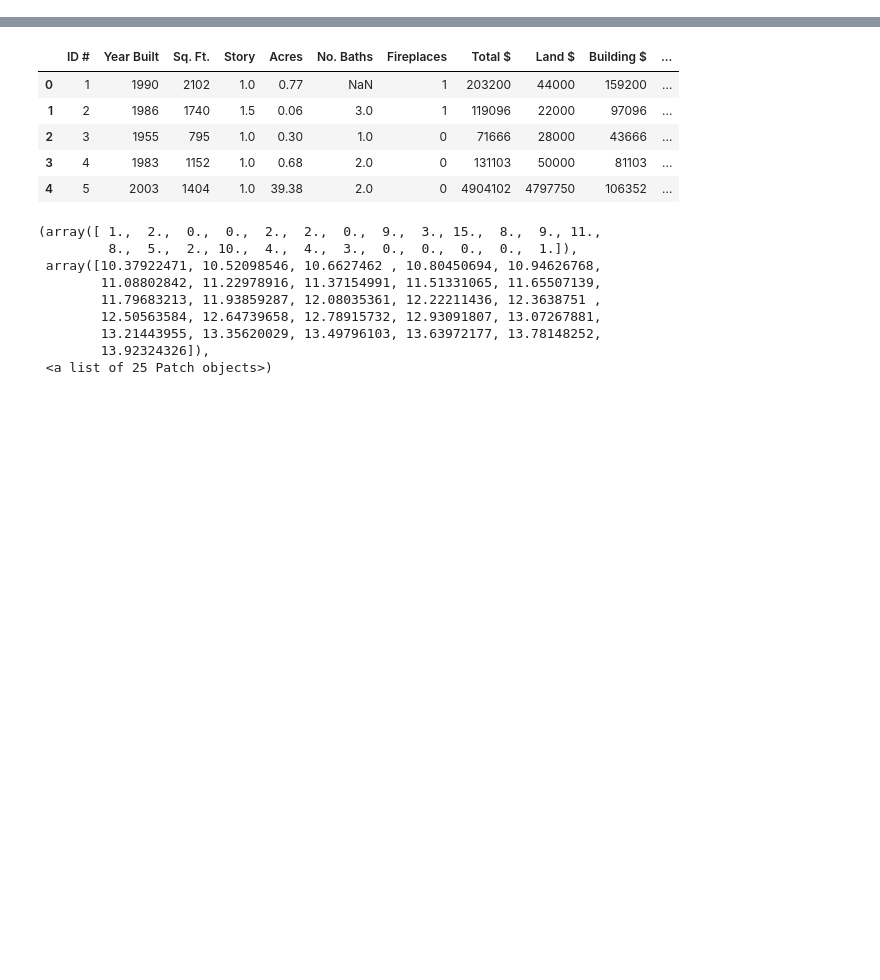
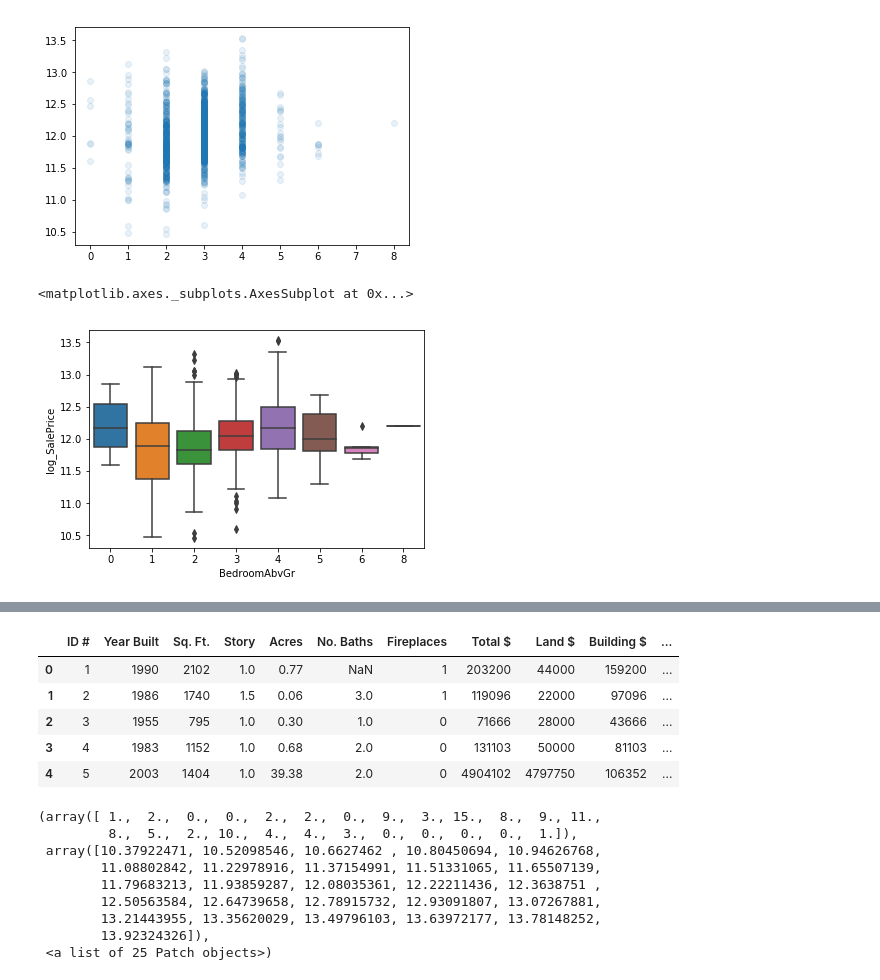
Before and after one commit to mpaluta/House_Price, a Jupyter notebook: patrick_v1.ipynb, the cells around one changed output, grey strips where cells are left out. Cells and saved outputs as stored; diff of their text form; code cells hidden in the pictures; blank space fills up the shorter version.

Commit message:
wip bed bath addition

```diff
--- a/patrick_v1.ipynb
+++ b/patrick_v1.ipynb
@@ -7,10 +7,29 @@ import matplotlib.pyplot as plt
 import seaborn as sns
 # %%
 og=pd.read_csv('train.csv', sep=',')
-df = og.copy()
+df_iowa = og.copy()
 
 og_slo=pd.read_csv('RealEstate.csv', sep =',')
 df_slo = og_slo.copy()
 
 og_nc=pd.read_excel('woodard.xls')
 df_nc = og_nc.copy()
+# %%
+df_iowa['log_SalePrice'] = np.log(df_iowa['SalePrice'])
+
+# half bath is 0.5
+df_iowa['hbath'] = df_iowa['BsmtHalfBath'] + df_iowa['HalfBath']
+df_iowa['hbath'] = np.where(df_iowa['hbath'] > 0, df_iowa['hbath']/2 , 0)
+df_iowa['bath'] = df_iowa['BsmtFullBath'] + df_iowa['FullBath'] + df_iowa['hbath']
+
+# plt.scatter(df_iowa['bath'], df_iowa['log_SalePrice'], alpha = 0.1 )
+# plt.show()
+# sns.boxplot(df_iowa['bath'], df_iowa['log_SalePrice'])
+
+plt.scatter(df_iowa['BedroomAbvGr'], df_iowa['log_SalePrice'], alpha = 0.1 )
+plt.show()
+sns.boxplot(df_iowa['BedroomAbvGr'], df_iowa['log_SalePrice'])
+# %% [output]
+[figure, added]
+<matplotlib.axes._subplots.AxesSubplot at 0x...>
+[figure, added]
```
Also changed, not shown: parts of 9 cells of this notebook, 1 other file.
